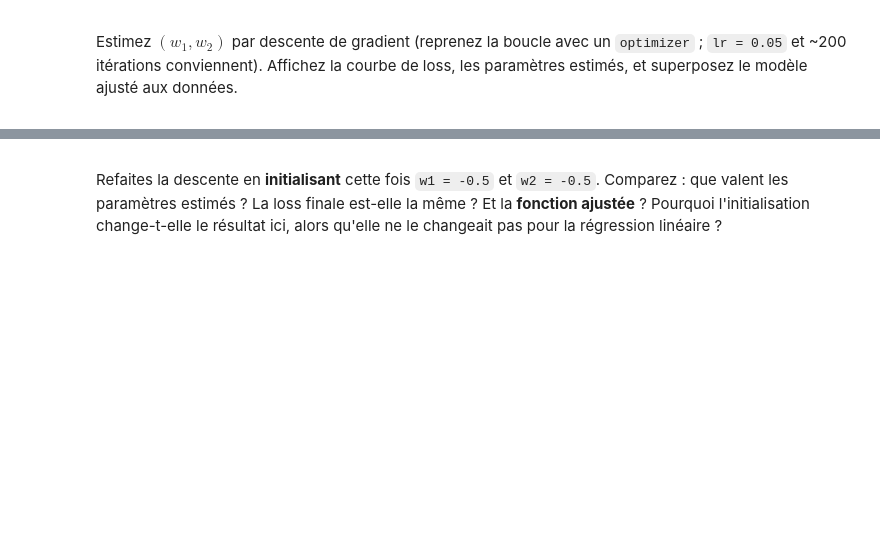
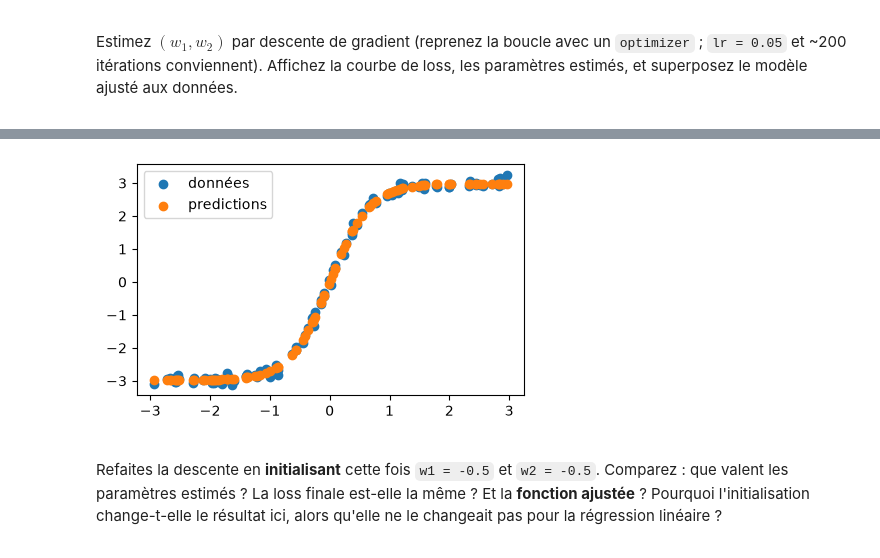
Before and after one commit to Charles-Tricand/espace-de-travail, a Jupyter notebook: TD5.ipynb, the cells around one changed output, grey strips where cells are left out. Saved outputs shown, nothing was run; the diff lists cells and outputs as text; code cells hidden in the pictures; blank space fills up the shorter version.

```diff
--- a/TD5.ipynb
+++ b/TD5.ipynb
@@ -231,3 +286,12 @@ Estimez $(w_1, w_2)$ par descente de gradient (reprenez la boucle avec un `optim
+# %%
+plt.figure(figsize=(5, 3))
+plt.scatter(x, y, label='données')
+data = model(x)
+plt.scatter(x, data.detach().numpy(), label="predictions")
+plt.legend()
+plt.show()
+# %% [output]
+[figure, added]
 # %% [markdown]
 <div class="admonition note">
 <p class="admonition-title"></p>
```
Also changed, not shown: parts of 18 cells of this notebook, 2 other files.
